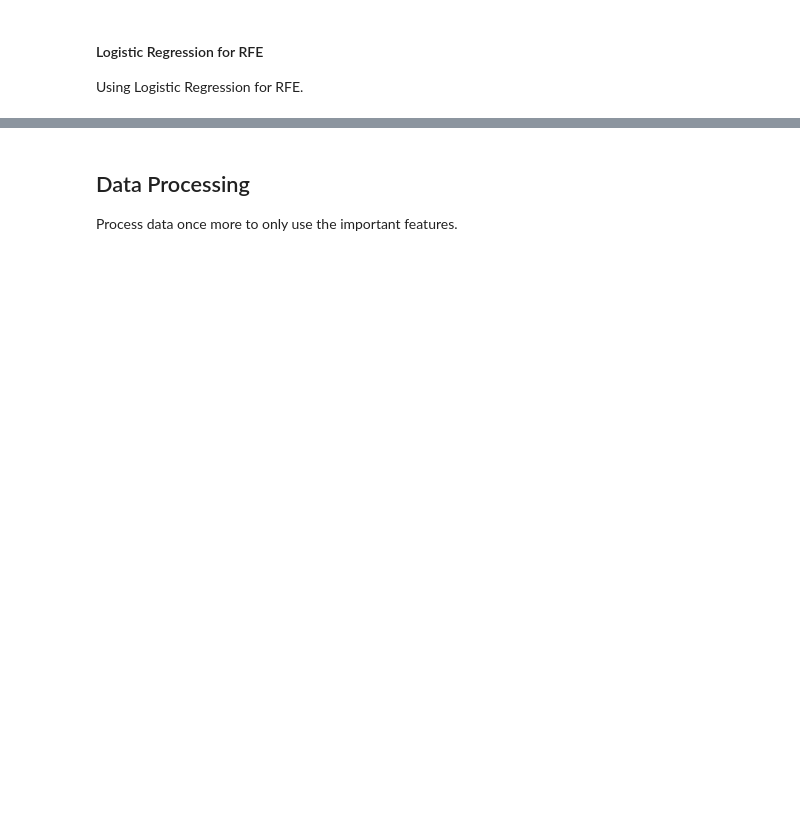
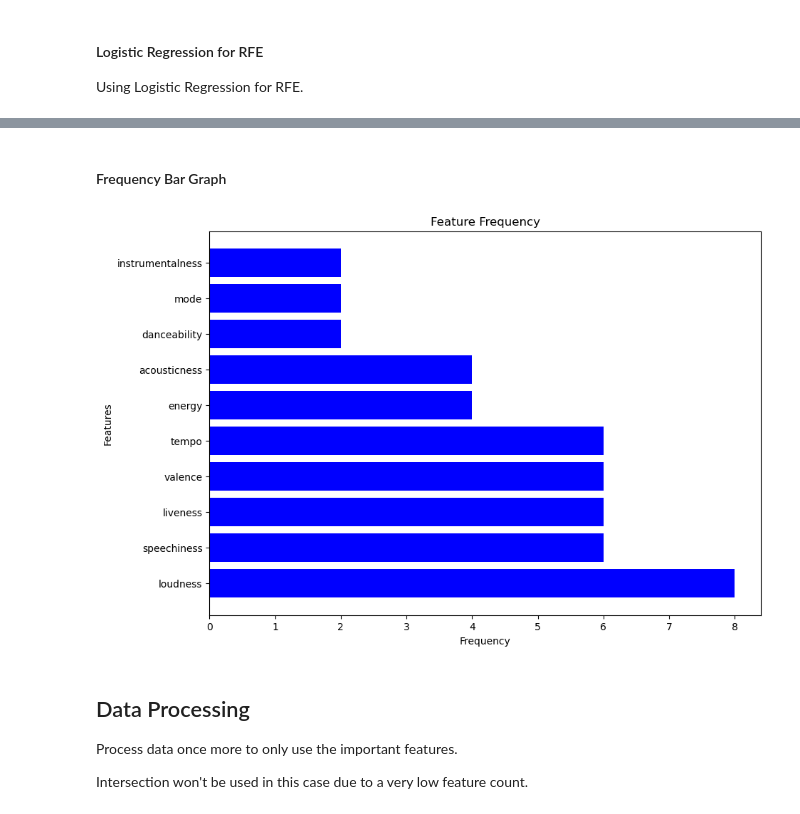
Before and after one commit to Virus5600/CCMACLRL_FINAL_PROJECT_COM222ML, a Jupyter notebook: main.ipynb, the cells around one changed output, grey strips where cells are left out. Cells and saved outputs as stored; diff of their text form; code cells hidden in the pictures; blank space fills up the shorter version.

```diff
--- a/main.ipynb
+++ b/main.ipynb
@@ -848,0 +987,3 @@ RFE with Logistic Regression
+# %%
+trainDfMod = trainDf.drop('track_popularity', axis = 1)
+print(f"Original columns ({len(trainDfMod.columns)}):\n{trainDfMod.columns}")
@@ -848,0 +1073,13 @@ RFE with Logistic Regression
+# %%
+selectedFeaturesFrequency = dict()
+currentlySelectedFeatures = [tdmRF, tdmDT, tdmRFERFSup, tdmRFERFRan, tdmRFEDTSup, tdmRFEDTRan, tdmRFELRSup, tdmRFELRRan]
+# %%
+for features in currentlySelectedFeatures:
+    for feature in features.columns:
+        if feature in selectedFeaturesFrequency:
+            selectedFeaturesFrequency[feature] += 1
+        else:
+            selectedFeaturesFrequency[feature] = 1
+
+selectedFeaturesFrequency = {k: v for k, v in sorted(selectedFeaturesFrequency.items(), key = lambda item: item[1], reverse = True)}
+selectedFeaturesFrequency
@@ -849,4 +1097,18 @@ RFE with Logistic Regression
+# %% [markdown]
+#### Frequency Bar Graph
+# %%
+plt.figure(figsize=(10, 7))
+plt.barh(np.arange(len(selectedFeaturesFrequency)), selectedFeaturesFrequency.values(), color='blue')
+plt.yticks(np.arange(len(selectedFeaturesFrequency)), selectedFeaturesFrequency.keys())
+plt.xlabel('Frequency')
+plt.ylabel('Features')
+plt.title('Feature Frequency')
+plt.show()
+# %% [output]
+[figure, added]
 # %% [markdown]
 ## Data Processing
 
 Process data once more to only use the important features.
+
+Intersection won't be used in this case due to a very low feature count.
```
Also changed, not shown: parts of 45 cells of this notebook.
